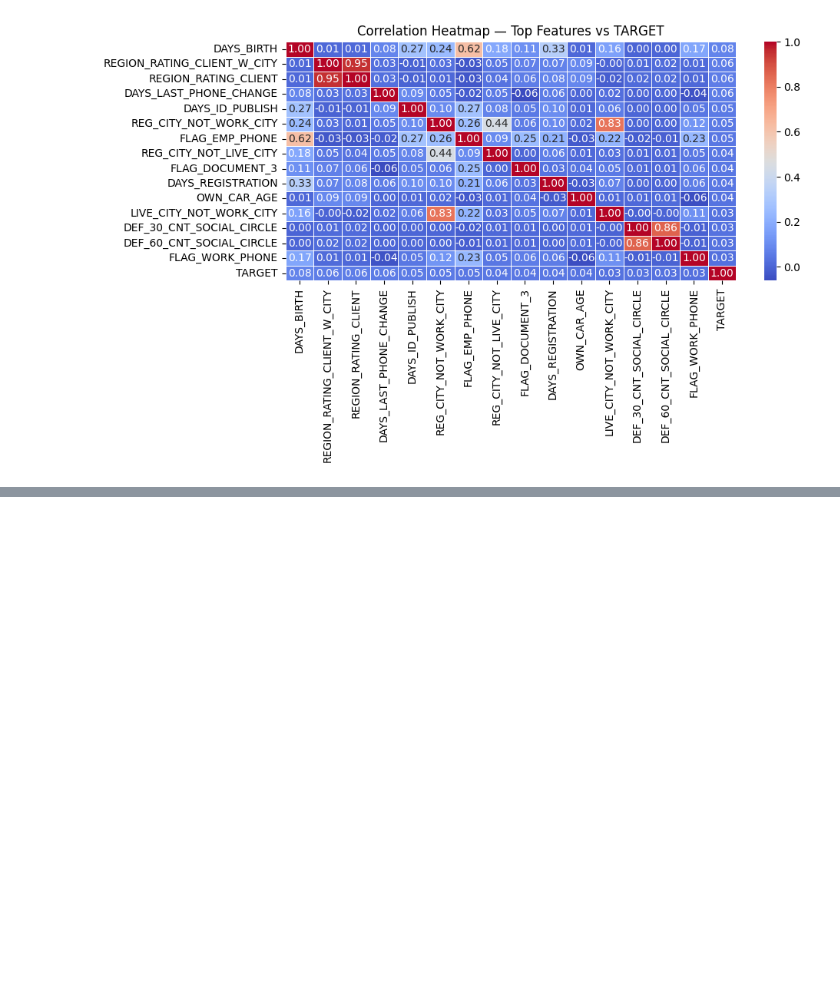
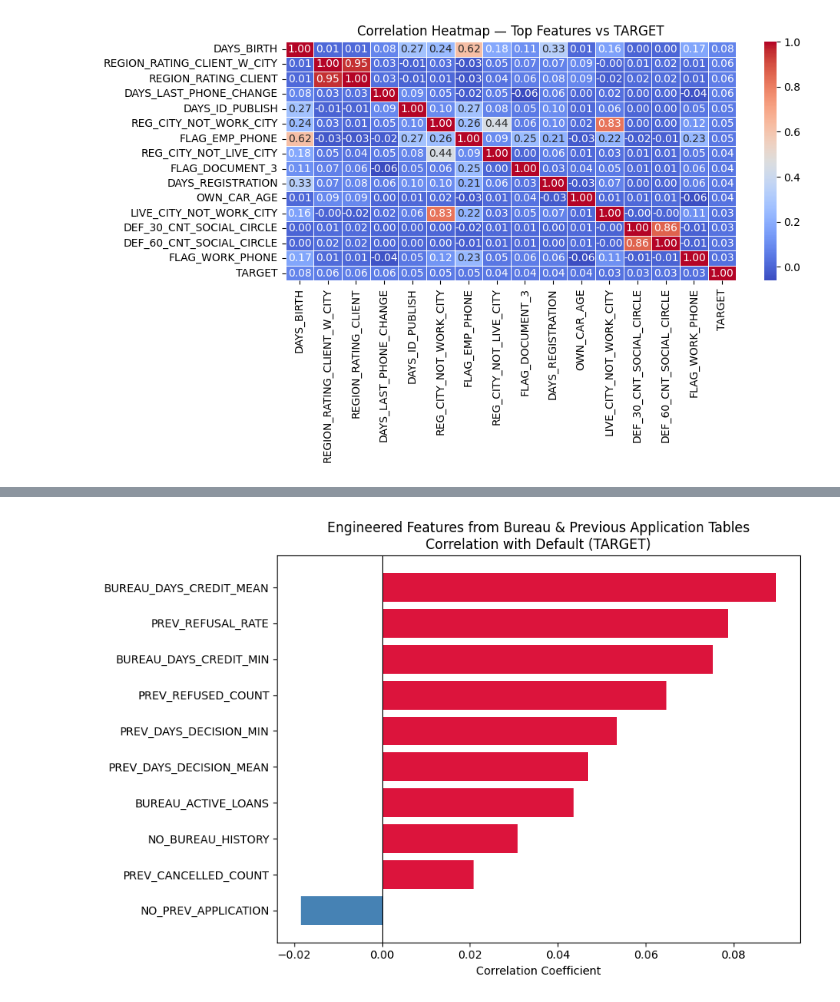
Before and after one commit to aryanparija/Loan-Default-Prediction, a Jupyter notebook: notebooks/01_eda.ipynb, the cells around one changed output, grey strips where cells are left out. Saved outputs shown, nothing was run; the diff lists cells and outputs as text; code cells hidden in the pictures; blank space fills up the shorter version.

```diff
--- a/notebooks/01_eda.ipynb
+++ b/notebooks/01_eda.ipynb
@@ -126,0 +258,19 @@ plt.show()
+# %%
+new_features = [
+    'BUREAU_DAYS_CREDIT_MEAN', 'BUREAU_DAYS_CREDIT_MIN', 'BUREAU_ACTIVE_LOANS',
+    'NO_BUREAU_HISTORY', 'PREV_REFUSAL_RATE', 'PREV_REFUSED_COUNT',
+    'PREV_DAYS_DECISION_MIN', 'PREV_DAYS_DECISION_MEAN', 'NO_PREV_APPLICATION',
+    'PREV_CANCELLED_COUNT'
+]
+corr_summary = df[new_features + ['TARGET']].corr()['TARGET'].drop('TARGET').sort_values(key=abs)
+
+plt.figure(figsize=(9,6))
+colors = ['crimson' if v > 0 else 'steelblue' for v in corr_summary.values]
+plt.barh(corr_summary.index, corr_summary.values, color=colors)
+plt.axvline(x=0, color='black', linewidth=0.8)
+plt.title('Engineered Features from Bureau & Previous Application Tables\nCorrelation with Default (TARGET)')
+plt.xlabel('Correlation Coefficient')
+plt.tight_layout()
+plt.show()
+# %% [output]
+[figure, added]
```
Also changed, not shown: parts of 5 cells of this notebook.
